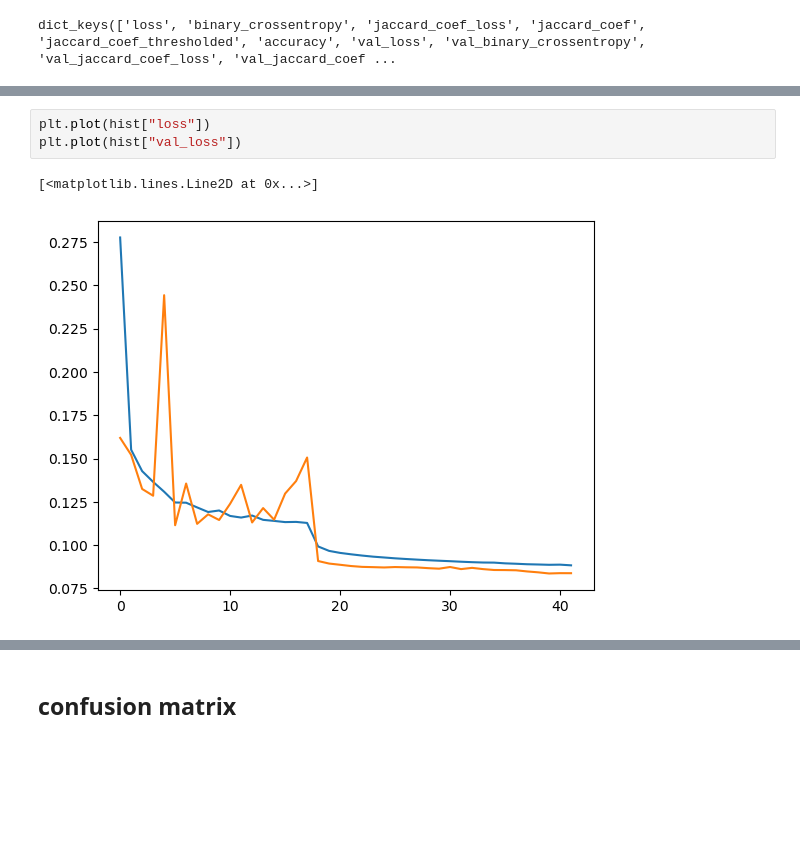
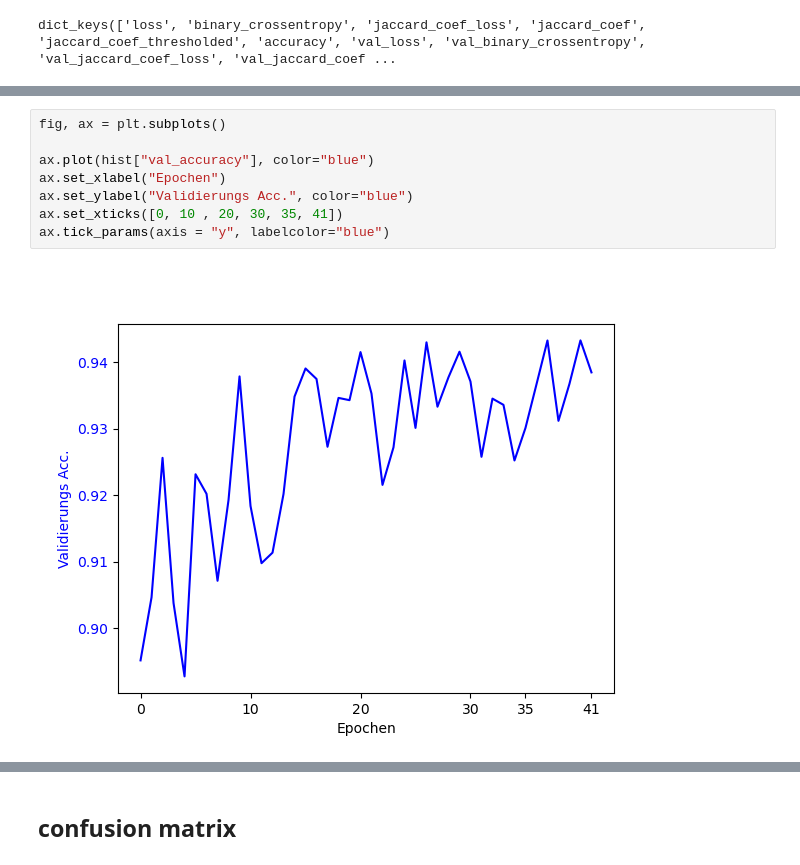
Before and after one commit to GebTorte/RS-Net, a Jupyter notebook: notebooks/sis_investigateModelHistory.ipynb, the cells around one changed output, grey strips where cells are left out. Saved outputs shown, nothing was run; the diff lists cells and outputs as text; blank space fills up the shorter version.

```diff
--- a/notebooks/sis_investigateModelHistory.ipynb
+++ b/notebooks/sis_investigateModelHistory.ipynb
@@ -18,6 +18,10 @@ plt.plot(hist["val_accuracy"])
-# %%
-plt.plot(hist["loss"])
-plt.plot(hist["val_loss"])
-# %% [output]
-[<matplotlib.lines.Line2D at 0x...>]
-[figure, removed]
+# %%
+fig, ax = plt.subplots()
+
+ax.plot(hist["val_accuracy"], color="blue")
+ax.set_xlabel("Epochen")
+ax.set_ylabel("Validierungs Acc.", color="blue")
+ax.set_xticks([0, 10 , 20, 30, 35, 41])
+ax.tick_params(axis = "y", labelcolor="blue")
+# %% [output]
+[figure, added]
```
Also changed, not shown: parts of 5 cells of this notebook.
